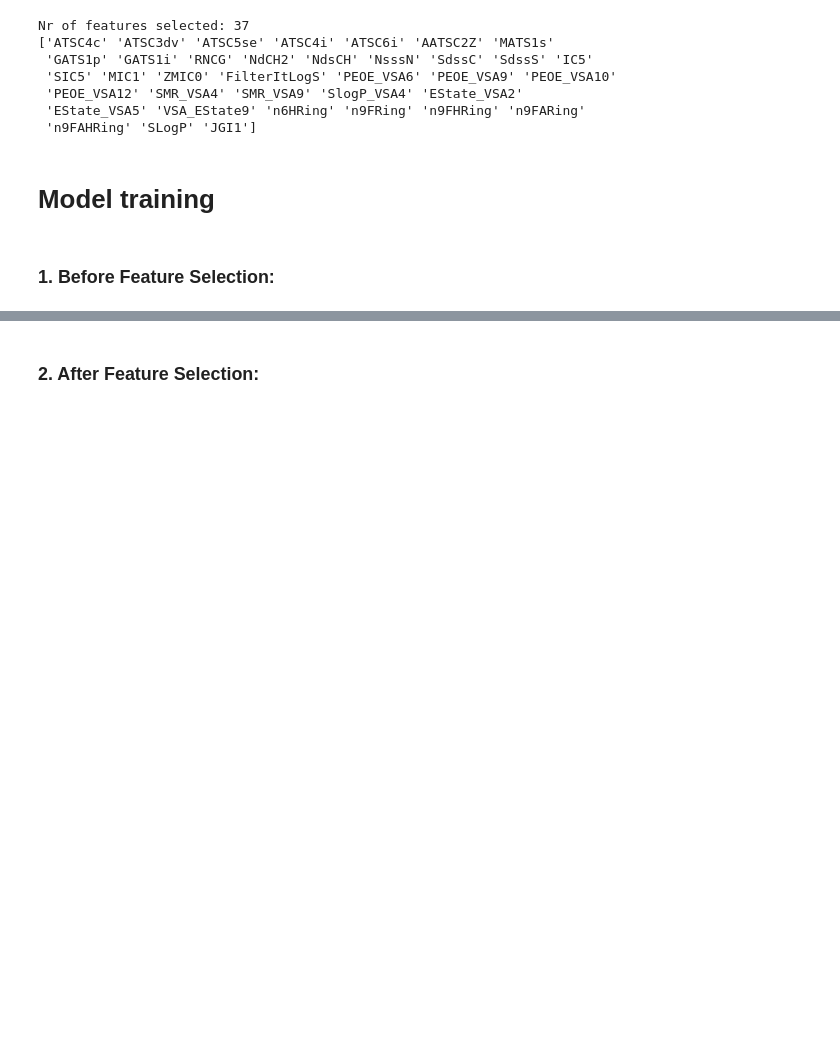
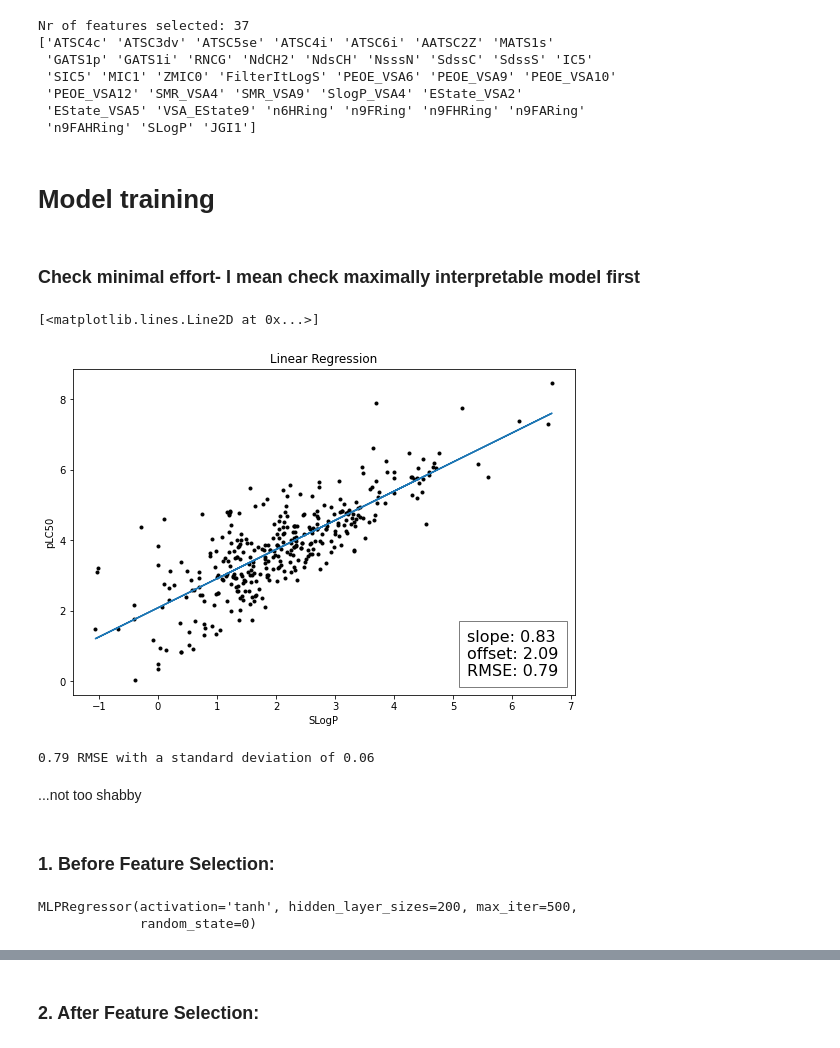
Before and after one commit to Cajac102/QSPR_Competition, a Jupyter notebook: notebooks/initial_data_inspection.ipynb, the cells around one changed output, grey strips where cells are left out. Cells and saved outputs as stored; diff of their text form; code cells hidden in the pictures; blank space fills up the shorter version.

```diff
--- a/notebooks/initial_data_inspection.ipynb
+++ b/notebooks/initial_data_inspection.ipynb
@@ -339,3 +340,5 @@ Nr of features selected: 37
  'n9FAHRing' 'SLogP' 'JGI1']
 # %% [markdown]
 # Model training
+# %% [markdown]
+### Check minimal effort- I mean check maximally interpretable model first
@@ -342,3 +347,29 @@ Nr of features selected: 37
+# %%
+m, b = np.polyfit(X["SLogP"], y, 1)
+fig, ax = plt.subplots(figsize=(9, 6))
+ax.plot(X[["SLogP"]], y.ravel(), "k.")
+#ax.plot([-1.5, 8.5], [-1.5, 8.5], "r-")
+#ax.set_xlim((-1.5, 8.5))
+#ax.set_ylim((-1.5, 8.5))
+ax.set_xlabel("SLogP")
+ax.set_ylabel("pLC50")
+ax.set_title("Linear Regression")
+text_box = AnchoredText("slope: %0.02f\noffset: %0.02f\nRMSE: 0.79"%(m, b), frameon=True, loc="lower right", pad=0.5, prop={"fontsize": 16})
+plt.setp(text_box.patch, facecolor="white", alpha=0.5)
+ax.add_artist(text_box)
+
+plt.plot(X["SLogP"], m*X["SLogP"] + b)
+# %% [output]
+[<matplotlib.lines.Line2D at 0x...>]
+[figure, added]
+# %%
+reg_model = LinearRegression()
+rmse_reg = cross_val_score(reg_model, X[["SLogP"]], y.ravel(), cv=5, scoring="neg_root_mean_squared_error") * -1
+print("%0.2f RMSE with a standard deviation of %0.2f" % (rmse_reg.mean(), rmse_reg.std()))
+# %% [output]
+0.79 RMSE with a standard deviation of 0.06
+# %% [markdown]
+...not too shabby
 # %% [markdown]
 ### 1. Before Feature Selection:
 # %%
@@ -357,11 +388,11 @@ def get_errors(y_true,y_pred,model_name="Model"):
     return err_mae,err_rmse,err_r2
 # %%
 #XGBoost
-xgboost_model = xgboost.XGBRegressor(n_estimators=100)
+xgboost_model = xgboost.XGBRegressor()
 xgboost_model.fit(X_raw_train, y_train)
 
 #Random Forest
-rf_model = RandomForestRegressor(random_state=0, n_estimators=100)
+rf_model = RandomForestRegressor()
 rf_model.fit(X_raw_train, y_train.ravel())
 
 #SVM oder so kp bin kein Experte (Caro :) )
@@ -375,6 +406,9 @@ knn_model.fit(stds.transform(X_raw_train), y_train)
 #ANN
 ann_model = MLPRegressor(activation='tanh', hidden_layer_sizes=(200), max_iter=500, random_state=0, solver='adam')
 ann_model.fit(X_raw_train, y_train.ravel())
+# %% [output]
+MLPRegressor(activation='tanh', hidden_layer_sizes=200, max_iter=500,
+             random_state=0)
 # %%
 # Predict using test and training
 pred_xgb_test = xgboost_model.predict(X_test)
```
Also changed, not shown: parts of 7 cells of this notebook, 2 other files.
